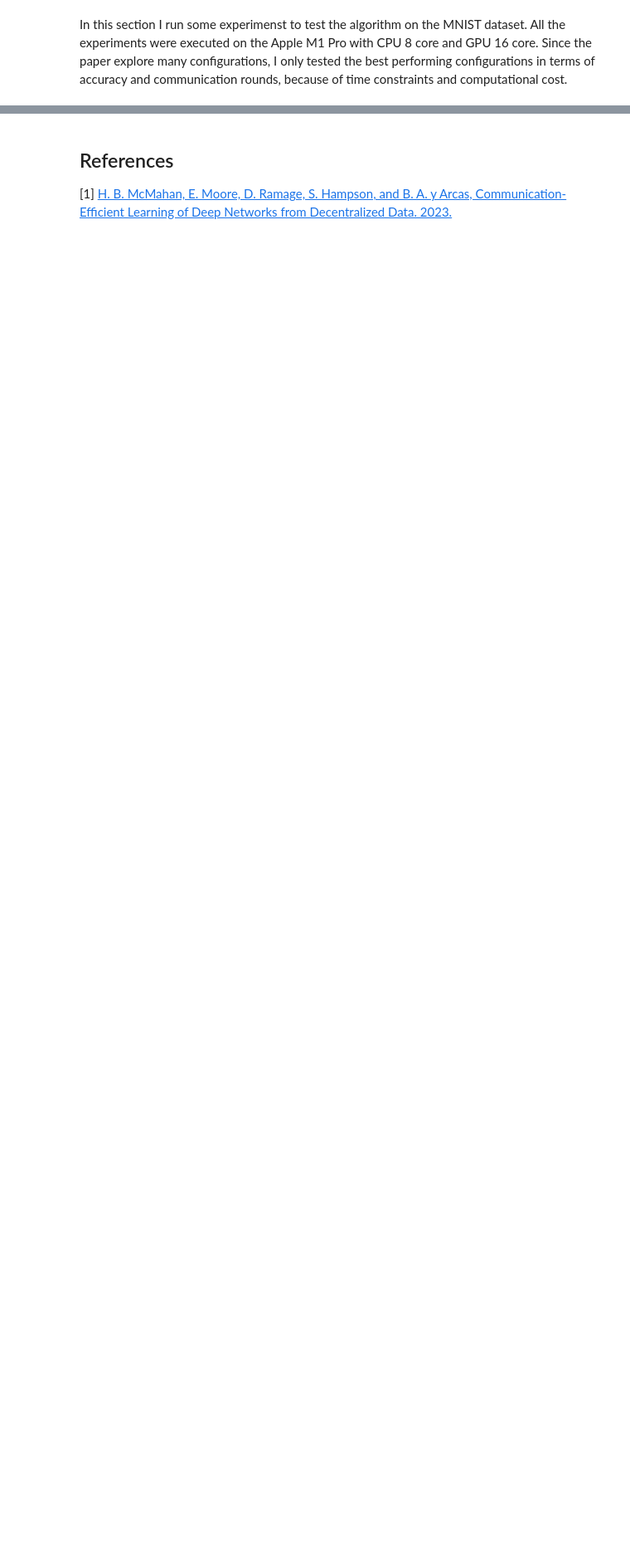
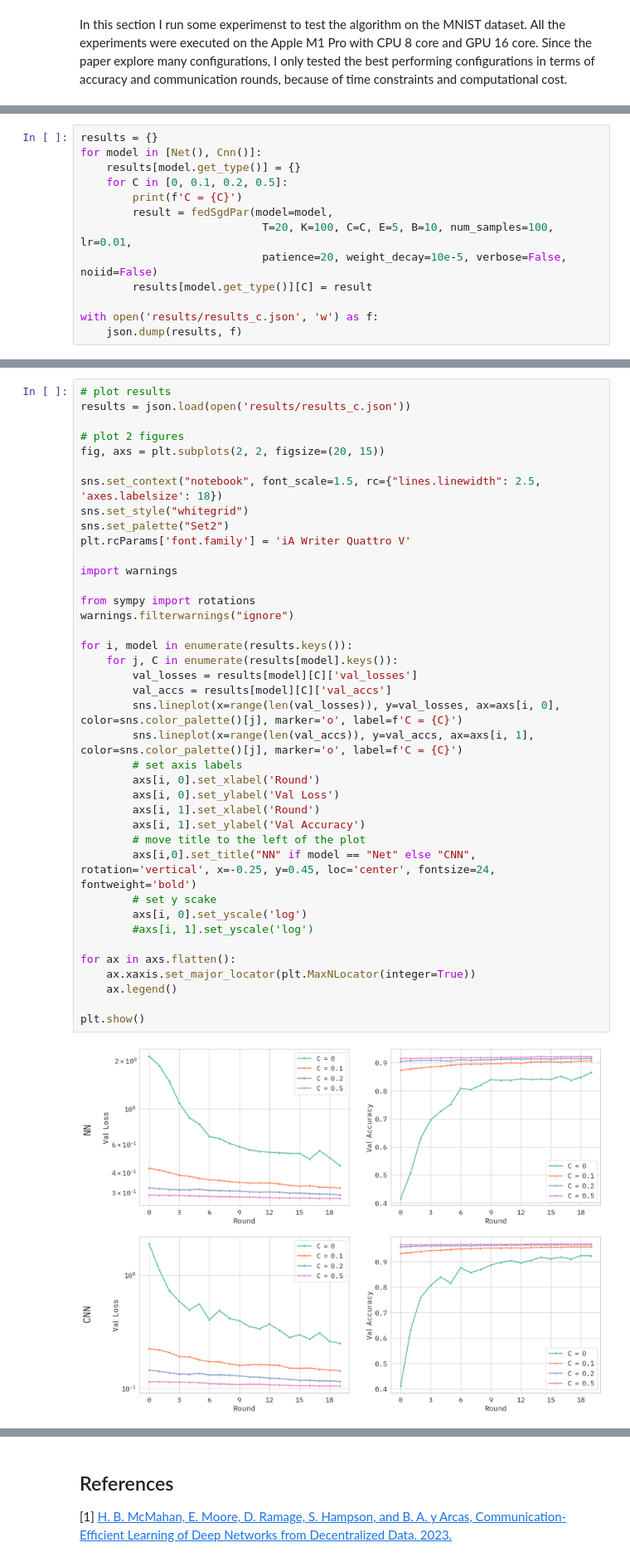
Before and after one commit to lilf4p/cl-project, a Jupyter notebook: fedSgd.ipynb, the cells around one changed output, grey strips where cells are left out. Shown at 83% size. Drawn from its saved outputs; the diff is of its cells as text; blank space fills up the shorter version.

```diff
--- a/fedSgd.ipynb
+++ b/fedSgd.ipynb
@@ -325,0 +293,13 @@ I found this project really interesting, it gave me the opportunity to understan
+# %%
+results = {}
+for model in [Net(), Cnn()]:
+    results[model.get_type()] = {}
+    for C in [0, 0.1, 0.2, 0.5]:
+        print(f'C = {C}')
+        result = fedSgdPar(model=model,
+                            T=20, K=100, C=C, E=5, B=10, num_samples=100, lr=0.01,
+                            patience=20, weight_decay=10e-5, verbose=False, noiid=False)
+        results[model.get_type()][C] = result
+
+with open('results/results_c.json', 'w') as f:
+    json.dump(results, f)
@@ -325,0 +323,41 @@ I found this project really interesting, it gave me the opportunity to understan
+# %%
+# plot results
+results = json.load(open('results/results_c.json'))
+
+# plot 2 figures
+fig, axs = plt.subplots(2, 2, figsize=(20, 15))
+
+sns.set_context("notebook", font_scale=1.5, rc={"lines.linewidth": 2.5, 'axes.labelsize': 18})
+sns.set_style("whitegrid")
+sns.set_palette("Set2")
+plt.rcParams['font.family'] = 'iA Writer Quattro V'
+
+import warnings
+
+from sympy import rotations
+warnings.filterwarnings("ignore")
+
+for i, model in enumerate(results.keys()):
+    for j, C in enumerate(results[model].keys()):
+        val_losses = results[model][C]['val_losses']
+        val_accs = results[model][C]['val_accs']
+        sns.lineplot(x=range(len(val_losses)), y=val_losses, ax=axs[i, 0], color=sns.color_palette()[j], marker='o', label=f'C = {C}')
+        sns.lineplot(x=range(len(val_accs)), y=val_accs, ax=axs[i, 1], color=sns.color_palette()[j], marker='o', label=f'C = {C}')
+        # set axis labels
+        axs[i, 0].set_xlabel('Round')
+        axs[i, 0].set_ylabel('Val Loss')
+        axs[i, 1].set_xlabel('Round')
+        axs[i, 1].set_ylabel('Val Accuracy')
+        # move title to the left of the plot
+        axs[i,0].set_title("NN" if model == "Net" else "CNN", rotation='vertical', x=-0.25, y=0.45, loc='center', fontsize=24, fontweight='bold')
+        # set y scake
+        axs[i, 0].set_yscale('log')
+        #axs[i, 1].set_yscale('log')
+
+for ax in axs.flatten():
+    ax.xaxis.set_major_locator(plt.MaxNLocator(integer=True))
+    ax.legend()
+
+plt.show()
+# %% [output]
+[figure, added]
```
Also changed, not shown: parts of 40 cells of this notebook, 6 other files.
